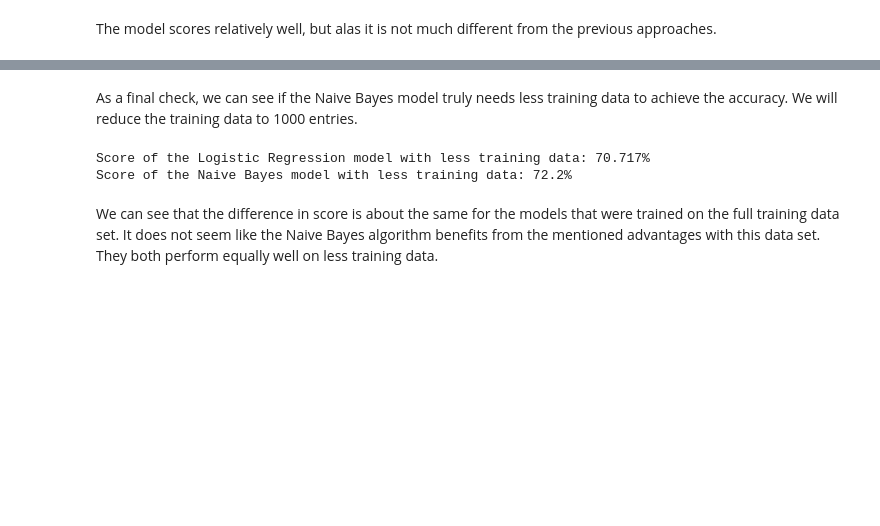
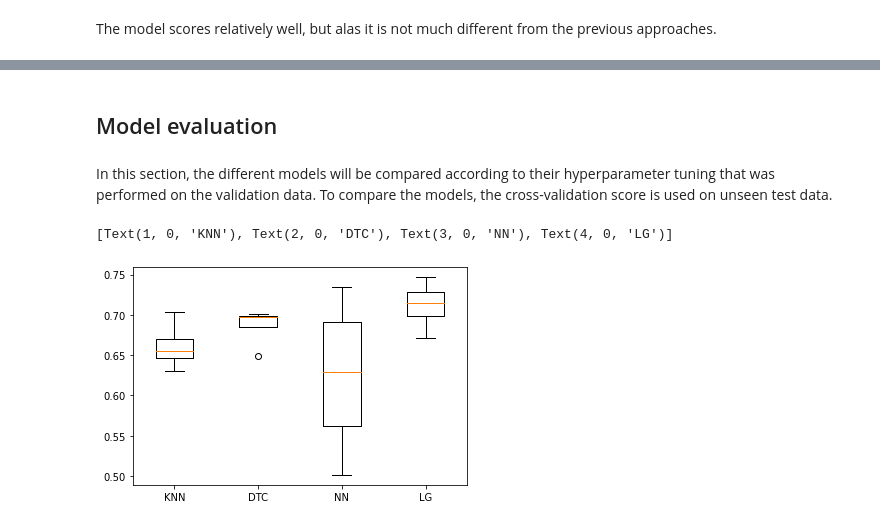
Before and after one commit to jberlang/League-of-Legends-Model, a Jupyter notebook: Notebook.ipynb, the cells around one changed output, grey strips where cells are left out. Drawn from its saved outputs; the diff is of its cells as text; code cells hidden in the pictures; blank space fills up the shorter version.

Commit message:
Removed Naive Bayes, added comments, added model evalutation

```diff
--- a/Notebook.ipynb
+++ b/Notebook.ipynb
@@ -477,23 +505,35 @@ We can see that this method barely scores any better than the logistic regressio
-# %% [markdown]
-As a final check, we can see if the Naive Bayes model truly needs less training data to achieve the accuracy. We will reduce the training data to 1000 entries.
-# %%
-# Train the logistic regression model
-logreg = LogisticRegression(max_iter=1000)
-logreg.fit(X_train[:1000], y_train[:1000]["Win"].to_numpy())
-
-# Calculate the score using cross validation
-logreg_score = np.mean(cross_val_score(logreg, X_val, y_val['Win'].to_numpy(), cv=4))
-print(f"Score of the Logistic Regression model with less training data: {round(logreg_score * 100, 3)}%")
-
-# Train the multinomial Naive Bayes model
-nb_clf = MultinomialNB()
-nb_clf.fit(X_train[:1000], y_train[:1000]["Win"].to_numpy())
-
-# Calculate the score using cross validation
-nb_score = np.mean(cross_val_score(nb_clf, X_val, y_val['Win'].to_numpy(), cv=4))
-print(f"Score of the Naive Bayes model with less training data: {round(nb_score * 100, 3)}%")
-# %% [output]
-Score of the Logistic Regression model with less training data: 70.717%
-Score of the Naive Bayes model with less training data: 72.2%
-# %% [markdown]
-We can see that the difference in score is about the same for the models that were trained on the full training data set. It does not seem like the Naive Bayes algorithm benefits from the mentioned advantages with this data set. They both perform equally well on less training data.
+# %% [markdown]
+## Model evaluation
+# %% [markdown]
+In this section, the different models will be compared according to their hyperparameter tuning that was performed on the validation data. To compare the models, the cross-validation score is used on unseen test data.
+# %%
+# Observed optimal parameter: k = 500
+knn_model = KNeighborsClassifier(n_neighbors=4).fit(X_train, y_train['Win'].to_numpy())
+# Observed optimal parameters: criterion = entropy, splitter = best, max_depth = 5
+tree_model = DecisionTreeClassifier(criterion='entropy', splitter='best', max_depth=tree_max_score).fit(X_train, y_train['Win'].to_numpy())
+# Neural network is already trained:
+nn_model = mlp
+# Logistic Regression model is already trained:
+logreg_model = logreg
+
+# Model data for plotting
+model_names = ["KNN", "DTC", "NN", "LG"]
+models = [knn_model, tree_model, nn_model, logreg_model]
+model_results = []
+
+# Model performance results
+for i in range(len(models)):
+    model = models[i]
+    model_name = model_names[i]
+    scores = cross_val_score(model, X_test, y_test['Win'].to_numpy(), cv=4)
+    model_results.append(scores)
+
+# Plotting
+data = zip(model_names, model_results)
+plot_data = dict(data)
+fig, ax = plt.subplots()
+ax.boxplot(plot_data.values())
+ax.set_xticklabels(plot_data.keys())
+# %% [output]
+[Text(1, 0, 'KNN'), Text(2, 0, 'DTC'), Text(3, 0, 'NN'), Text(4, 0, 'LG')]
+[figure, added]
```
Also changed, not shown: parts of 30 cells of this notebook.
